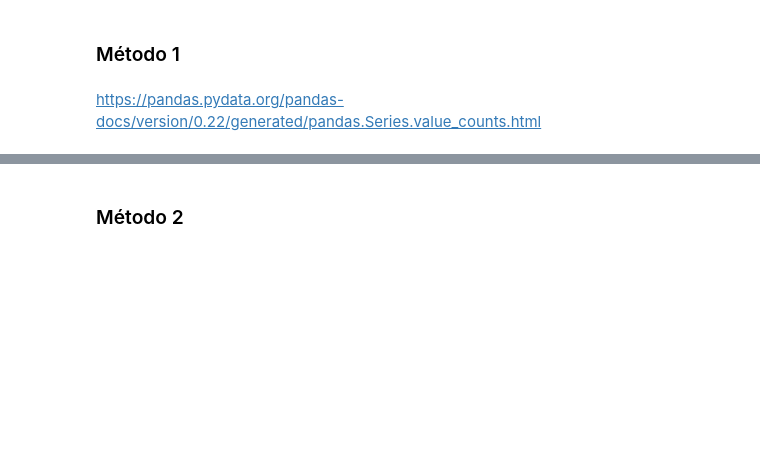
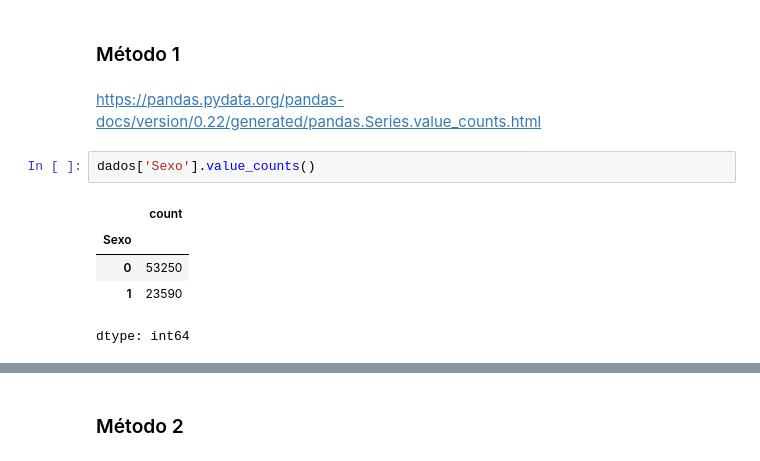
Before and after one commit to WevertoonDev/Estudos, a Jupyter notebook: Curso_de_Estatística_Parte_1.ipynb, the cells around one changed output, grey strips where cells are left out. Drawn from its saved outputs; the diff is of its cells as text; blank space fills up the shorter version.

```diff
--- a/Curso_de_Estatística_Parte_1.ipynb
+++ b/Curso_de_Estatística_Parte_1.ipynb
@@ -259,3 +259,11 @@ O primeiro passo em um trabalho de análise é o conhecimento do comportamento d
 ### Método 1
 # %% [markdown]
 https://pandas.pydata.org/pandas-docs/version/0.22/generated/pandas.Series.value_counts.html
+# %%
+dados['Sexo'].value_counts()
+# %% [output]
+|  | count |
+| Sexo |  |
+| 0 | 53250 |
+| 1 | 23590 |
+dtype: int64
```
Also changed, not shown: parts of 5 cells of this notebook.
